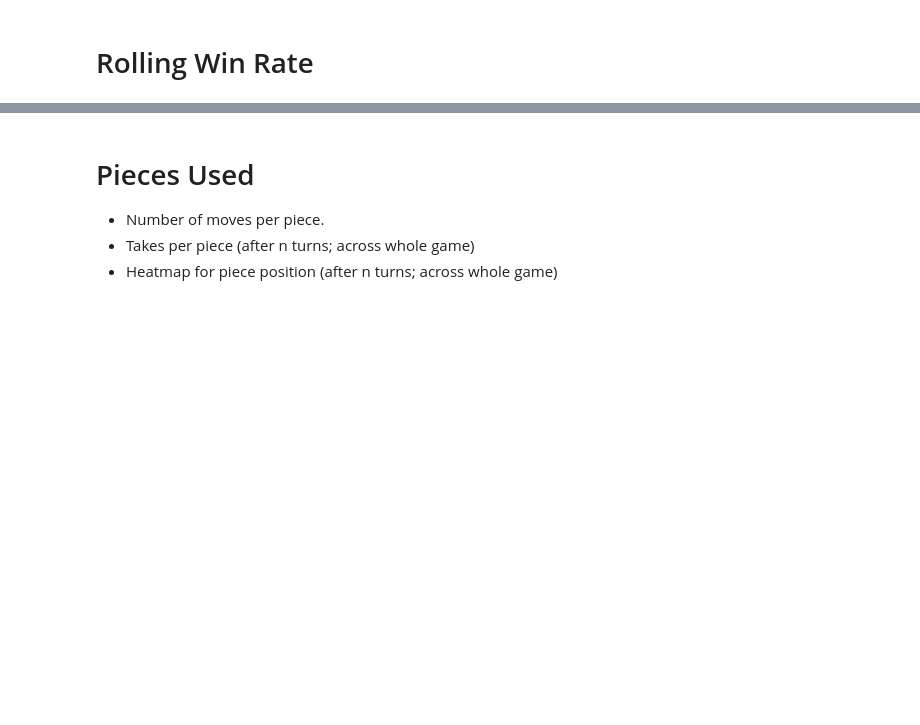
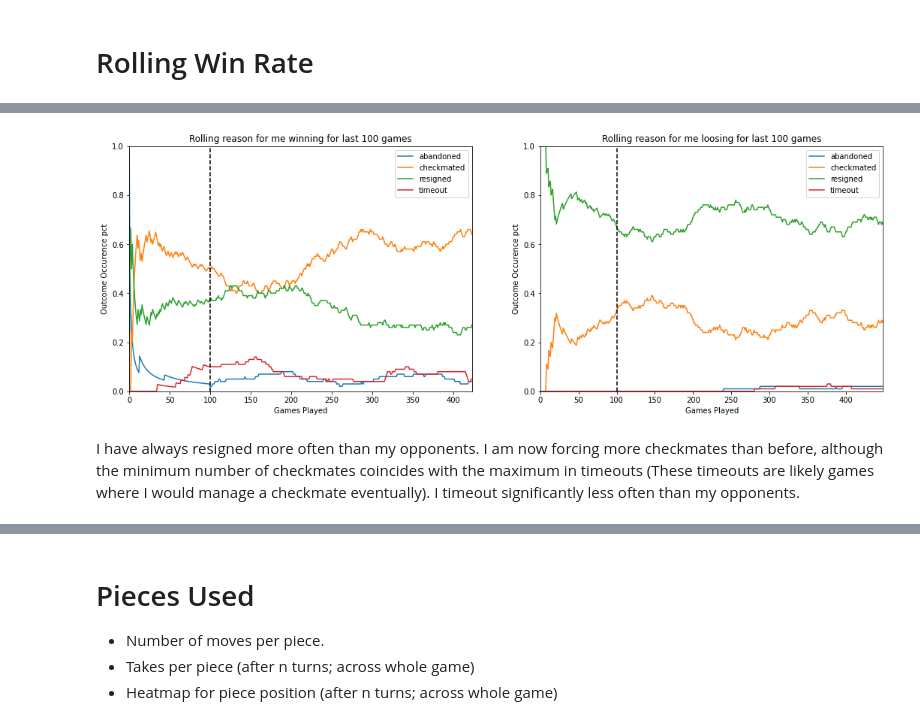
Before and after one commit to dajhutchinson/chess.com, a Jupyter notebook: Game Analysis.ipynb, the cells around one changed output, grey strips where cells are left out. Saved outputs shown, nothing was run; the diff lists cells and outputs as text; code cells hidden in the pictures; blank space fills up the shorter version.

```diff
--- a/Game Analysis.ipynb
+++ b/Game Analysis.ipynb
@@ -392,0 +461,40 @@ abandoned
+# %%
+def calc_all_rolling_occurence_pct(vals:pd.Series,trailing_n=100,include_start=True) -> pd.DataFrame:
+    df=pd.DataFrame()
+    for res in sorted(vals.unique()):
+        df[res]=calc_rolling_occurence_pct(vals,target=res,trailing_n=trailing_n,include_start=include_start)
+    return df
+# %%
+def plot_all_rolling_occurence_pct(ax,df:pd.DataFrame,trailing_n=None,title=None):
+    df.plot(kind="line",ax=ax)
+    ax.margins(0)
+    ax.legend()
+    ax.set_ylim(0,1)
+    ax.set_ylabel("Outcome Occurence pct")
+    ax.set_xlabel("Games Played")
+
+    title_text=title if title else "Rolling occurence rate of outcomes"
+
+    if trailing_n:
+        ax.axvline(x=trailing_n,ls="--",c="black",label="")
+        title_text+=" for last {} games".format(trailing_n)
+
+    ax.set_title(title_text)
+# %%
+trailing_n=100
+
+# reasons i win
+opp_results=df[df["my_outcome"]=="win"]["opponent_result"]
+rolling_results_win=calc_all_rolling_occurence_pct(opp_results,trailing_n=trailing_n,include_start=True)
+
+# reasons i loose
+my_results=df[df["my_outcome"]=="loss"]["my_result"]
+rolling_results_lose=calc_all_rolling_occurence_pct(my_results,trailing_n=trailing_n,include_start=True)
+
+fig,ax=plt.subplots(nrows=1,ncols=2)
+plot_all_rolling_occurence_pct(ax[0],rolling_results_win,trailing_n=trailing_n,title="Rolling reason for me winning")
+plot_all_rolling_occurence_pct(ax[1],rolling_results_lose,trailing_n=trailing_n,title="Rolling reason for me loosing")
+# %% [output]
+[figure, added]
+# %% [markdown]
+I have always resigned more often than my opponents. I am now forcing more checkmates than before, although the minimum number of checkmates coincides with the maximum in timeouts (These timeouts are likely games where I would manage a checkmate eventually). I timeout significantly less often than my opponents.
```
Also changed, not shown: parts of 38 cells of this notebook, 1 other file.
